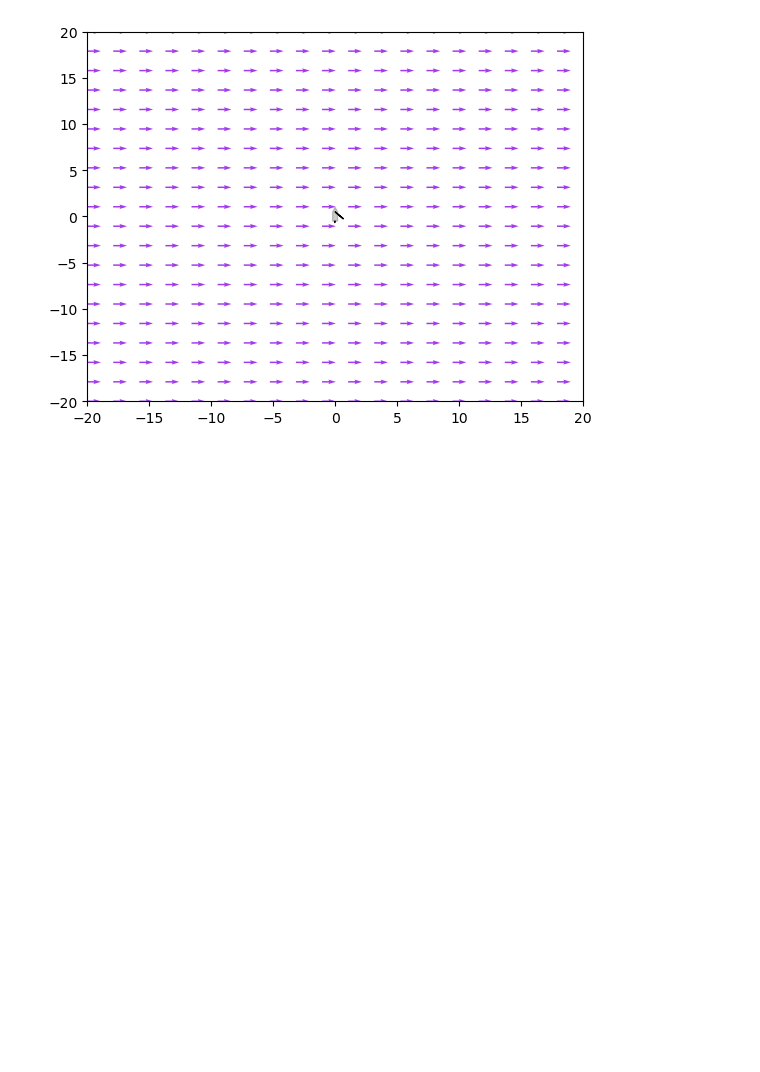
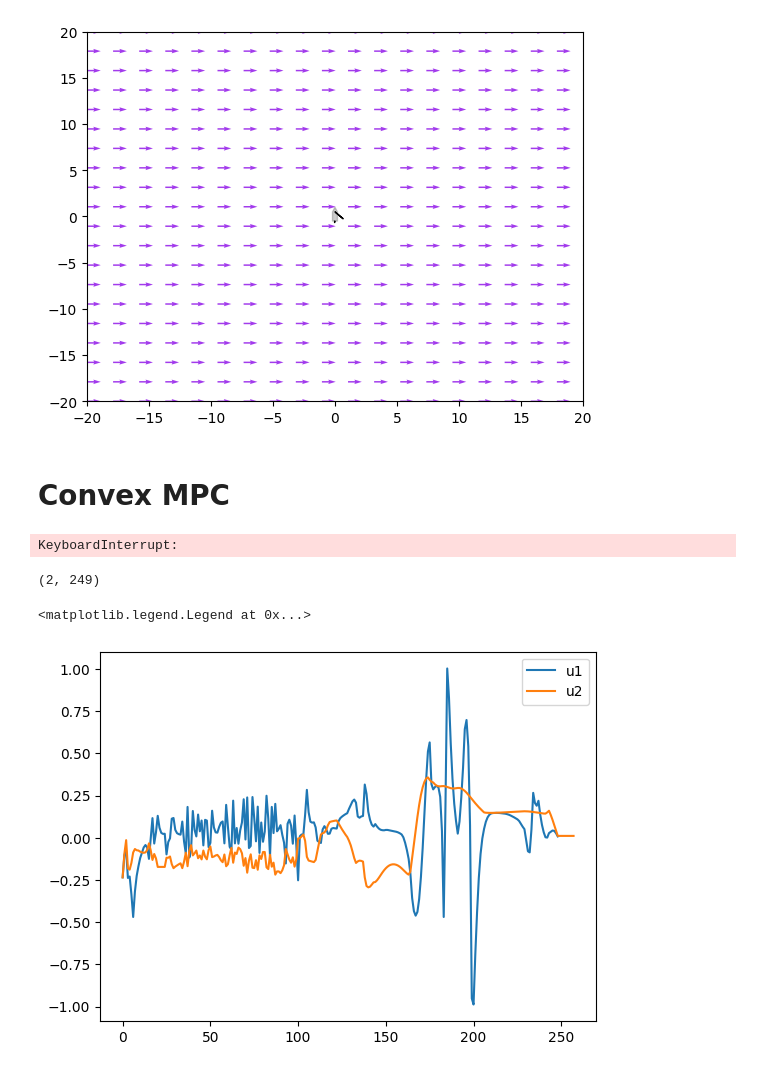
Before and after one commit to taerugh/OptimalSailboat, a Jupyter notebook: trajectory_optimizer/jax_test.ipynb, the cells around one changed output. Drawn from its saved outputs; the diff is of its cells as text; code cells hidden in the pictures; blank space fills up the shorter version.

Commit message:
added MPC to jax_test.ipynb and new_dynamics.ipynb files

```diff
--- a/trajectory_optimizer/jax_test.ipynb
+++ b/trajectory_optimizer/jax_test.ipynb
@@ -202,3 +202,41 @@ ani = FuncAnimation(fig, func, frames=range(N-1));
 ani.save('test.mp4', writer='ffmpeg', fps=10)
 # %% [output]
 [figure]
+# %% [markdown]
+# Convex MPC
+# %%
+import cvxpy as cp
+def mpc(A, B, X_ref_window, U_ref_window, xic, xg, u_min, u_max, N_mpc):
+    nx,nu = B.shape
+
+    Q = 0.01 * np.diag(np.ones(nx))
+    R = 0.01 * np.diag(np.ones(nu))
+
+    X = cp.Variable((nx, N_mpc))
+    U = cp.Variable((nu, N_mpc-1))
+
+    cost = 0.0
+    for k in range(N_mpc-1):
+        x = X[:, k]
+        u = U[:, k]
+        state_cost = cp.quad_form((x - X_ref_window[:, k]), Q)
+        if U_ref_window is not None:
+            input_cost = cp.quad_form(u - U_ref_window[:, k], R)
+        else:
+            input_cost = cp.quad_form(u, R)
+
+        cost += 0.5 * state_cost + 0.5 * input_cost
+
+    cost += 0.5 * cp.quad_form((X[:, N_mpc-1] - X_ref_window[:, N_mpc-1]), Q)
+
+    constraints = [X[:, 0] == xic]
+
+    for k in range(N_mpc-1):
+        constraints.append(X[:, k+1] == A @ X[:, k] + B @ U[:, k])
+        constraints.append(u_min <= U[:, k])
+        constraints.append(U[:, k] <= u_max)
+
+    prob = cp.Problem(cp.Minimize(cost), constraints)
+    prob.solve(solver=cp.ECOS, verbose=False, abstol=1e-8, reltol=1e-8, feastol=1e-7)
+
+    return U[:, 0].value
@@ -204,0 +286,22 @@ ani.save('test.mp4', writer='ffmpeg', fps=10)
+# %%
+def func(k):
+    ax.cla()
+    plot_wind(ax)
+    plot_boat(ax, X_mpc[k], U_mpc[:, k], p)
+    ax.set_ylim([-20, 20])
+    ax.set_xlim([-20, 20])
+
+ani = FuncAnimation(fig, func, frames=range(N-1))
+ani.save('test_mpc.mp4', writer='ffmpeg', fps=10)
+# %% [output]
+KeyboardInterrupt:
+# %%
+print(U_mpc.shape)
+
+plt.plot(U_mpc[0, :])
+plt.plot(U_ref[0, :])
+plt.legend(['u1', 'u2', 'u1_ref', 'u2_ref'])
+# %% [output]
+(2, 249)
+<matplotlib.legend.Legend at 0x...>
+[figure, added]
```
Also changed, not shown: parts of 2 cells of this notebook, 4 other files.
